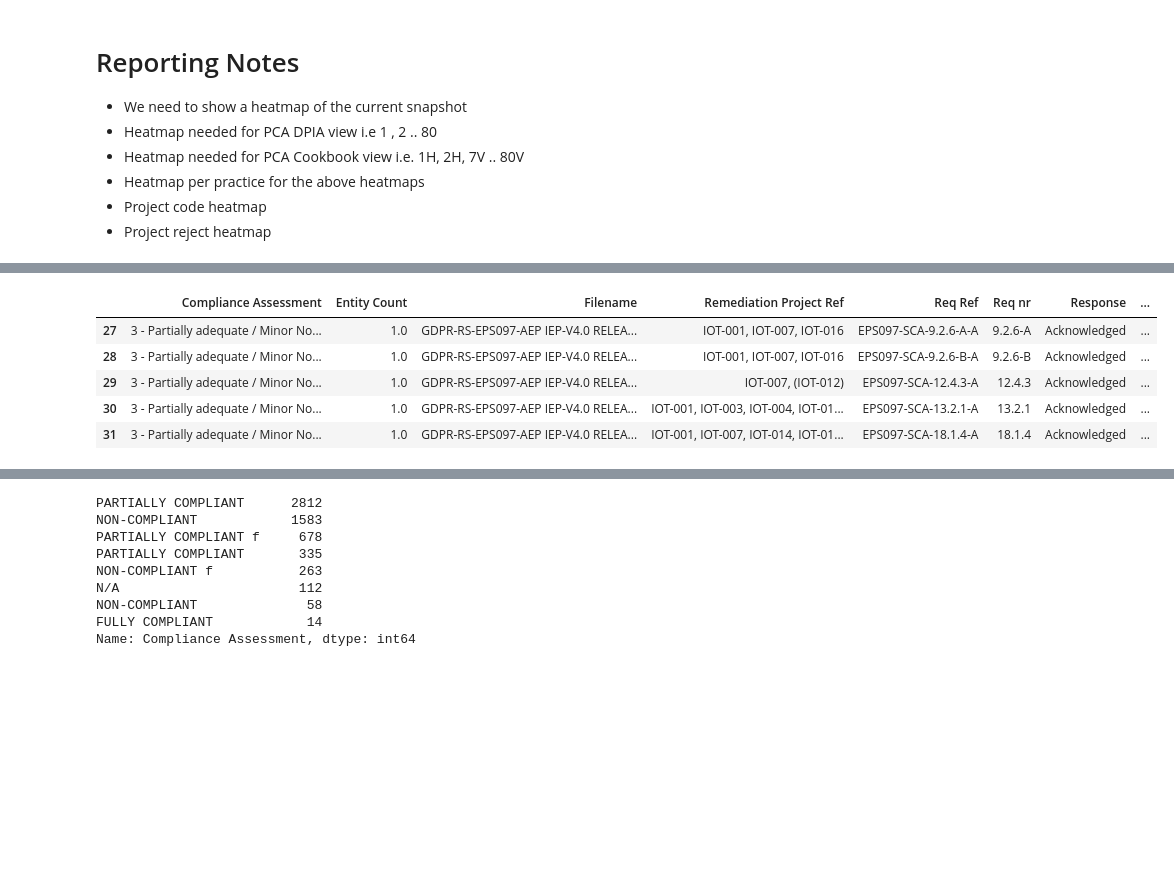
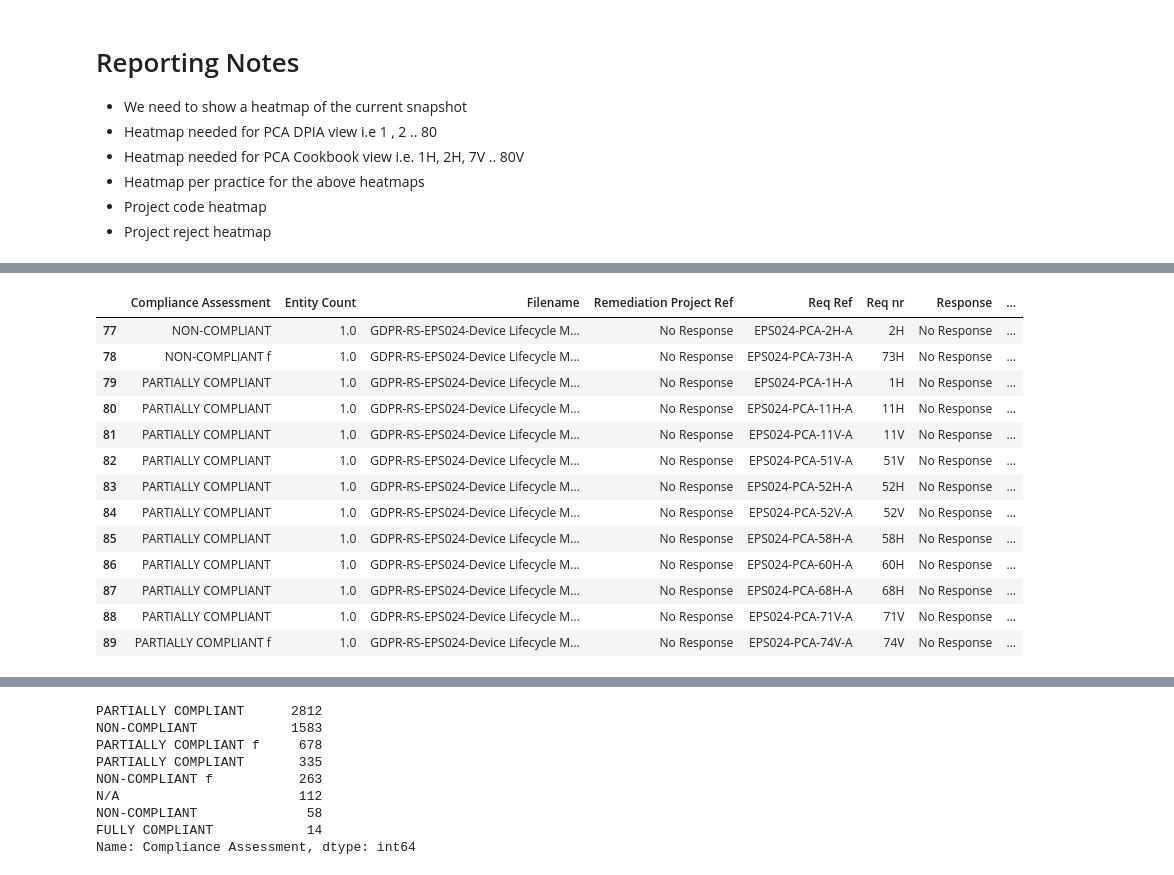
Before and after one commit to billyoconnor/DRC-GDPR, a Jupyter notebook: Compliancy-Heatmap.ipynb, the cells around one changed output, grey strips where cells are left out. Saved outputs shown, nothing was run; the diff lists cells and outputs as text; code cells hidden in the pictures; blank space fills up the shorter version.

```diff
--- a/Compliancy-Heatmap.ipynb
+++ b/Compliancy-Heatmap.ipynb
@@ -58,0 +82,3 @@ old_output_rs/                     Transfer-RS-Responses-V2.ipynb
+# %%
+pca_df = pd.read_excel('./RS_FEEDBACK/All/All-REMEDIATION-STATS-27-04-2018.xlsx', na_values=[""], keep_default_na=False)
+sca_df = pd.read_excel('./RS_FEEDBACK/All/All-REMEDIATION-STATS-27-04-2018.xlsx', na_values=[""], keep_default_na=False)
@@ -59,6 +173,5 @@ old_output_rs/                     Transfer-RS-Responses-V2.ipynb
 # %%
-pca_df = pd.read_excel('./RS_FEEDBACK/All/All-REMEDIATION-STATS-27-04-2018.xlsx')
-sca_df = pd.read_excel('./RS_FEEDBACK/All/All-REMEDIATION-STATS-27-04-2018.xlsx')
+
 
 PRACTICE = 'ALL'
 
@@ -93,11 +206,19 @@ sca_df['Practice'] = sca_df['Product ID'].map(lambda x: return_practice(x))
 # %%
 pca_df = pca_df[pca_df['Category'] == 'PCA']
 sca_df = sca_df[sca_df['Category'] == 'SCA']
-sca_df.head()
+pca_df[pca_df['Practice']=='Unknown Practice']
 # %% [output]
 |  | Compliance Assessment | Entity Count | Filename | Remediation Project Ref | Req Ref | Req nr | Response | ... |
-| 27 | 3 - Partially adequate / Minor No... | 1.0 | GDPR-RS-EPS097-AEP IEP-V4.0 RELEA... | IOT-001, IOT-007, IOT-016 | EPS097-SCA-9.2.6-A-A | 9.2.6-A | Acknowledged | ... |
-| 28 | 3 - Partially adequate / Minor No... | 1.0 | GDPR-RS-EPS097-AEP IEP-V4.0 RELEA... | IOT-001, IOT-007, IOT-016 | EPS097-SCA-9.2.6-B-A | 9.2.6-B | Acknowledged | ... |
-| 29 | 3 - Partially adequate / Minor No... | 1.0 | GDPR-RS-EPS097-AEP IEP-V4.0 RELEA... | IOT-007, (IOT-012) | EPS097-SCA-12.4.3-A | 12.4.3 | Acknowledged | ... |
-| 30 | 3 - Partially adequate / Minor No... | 1.0 | GDPR-RS-EPS097-AEP IEP-V4.0 RELEA... | IOT-001, IOT-003, IOT-004, IOT-01... | EPS097-SCA-13.2.1-A | 13.2.1 | Acknowledged | ... |
-| 31 | 3 - Partially adequate / Minor No... | 1.0 | GDPR-RS-EPS097-AEP IEP-V4.0 RELEA... | IOT-001, IOT-007, IOT-014, IOT-01... | EPS097-SCA-18.1.4-A | 18.1.4 | Acknowledged | ... |
+| 77 | NON-COMPLIANT | 1.0 | GDPR-RS-EPS024-Device Lifecycle M... | No Response | EPS024-PCA-2H-A | 2H | No Response | ... |
+| 78 | NON-COMPLIANT f | 1.0 | GDPR-RS-EPS024-Device Lifecycle M... | No Response | EPS024-PCA-73H-A | 73H | No Response | ... |
+| 79 | PARTIALLY COMPLIANT | 1.0 | GDPR-RS-EPS024-Device Lifecycle M... | No Response | EPS024-PCA-1H-A | 1H | No Response | ... |
+| 80 | PARTIALLY COMPLIANT | 1.0 | GDPR-RS-EPS024-Device Lifecycle M... | No Response | EPS024-PCA-11H-A | 11H | No Response | ... |
+| 81 | PARTIALLY COMPLIANT | 1.0 | GDPR-RS-EPS024-Device Lifecycle M... | No Response | EPS024-PCA-11V-A | 11V | No Response | ... |
+| 82 | PARTIALLY COMPLIANT | 1.0 | GDPR-RS-EPS024-Device Lifecycle M... | No Response | EPS024-PCA-51V-A | 51V | No Response | ... |
+| 83 | PARTIALLY COMPLIANT | 1.0 | GDPR-RS-EPS024-Device Lifecycle M... | No Response | EPS024-PCA-52H-A | 52H | No Response | ... |
+| 84 | PARTIALLY COMPLIANT | 1.0 | GDPR-RS-EPS024-Device Lifecycle M... | No Response | EPS024-PCA-52V-A | 52V | No Response | ... |
+| 85 | PARTIALLY COMPLIANT | 1.0 | GDPR-RS-EPS024-Device Lifecycle M... | No Response | EPS024-PCA-58H-A | 58H | No Response | ... |
+| 86 | PARTIALLY COMPLIANT | 1.0 | GDPR-RS-EPS024-Device Lifecycle M... | No Response | EPS024-PCA-60H-A | 60H | No Response | ... |
+| 87 | PARTIALLY COMPLIANT | 1.0 | GDPR-RS-EPS024-Device Lifecycle M... | No Response | EPS024-PCA-68H-A | 68H | No Response | ... |
+| 88 | PARTIALLY COMPLIANT | 1.0 | GDPR-RS-EPS024-Device Lifecycle M... | No Response | EPS024-PCA-71V-A | 71V | No Response | ... |
+| 89 | PARTIALLY COMPLIANT f | 1.0 | GDPR-RS-EPS024-Device Lifecycle M... | No Response | EPS024-PCA-74V-A | 74V | No Response | ... |
```
Also changed, not shown: parts of 56 cells of this notebook.
